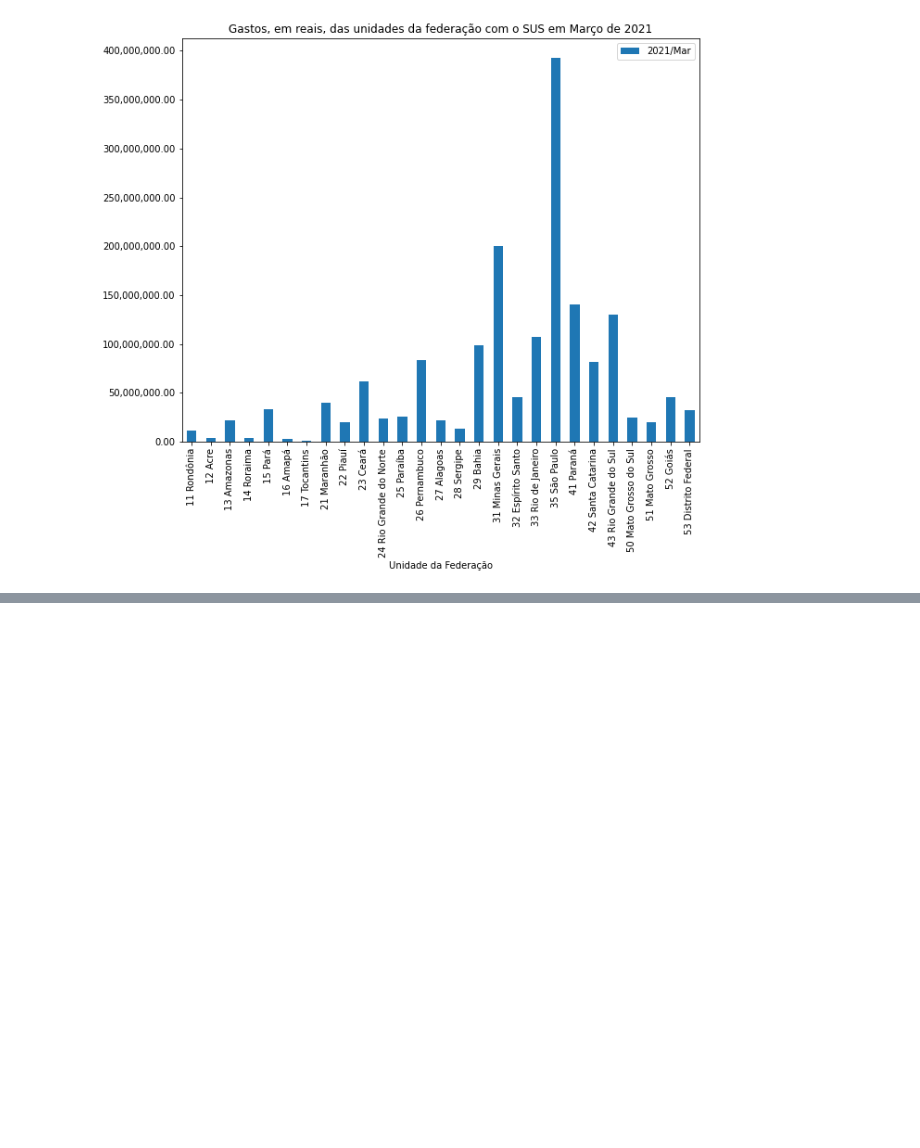
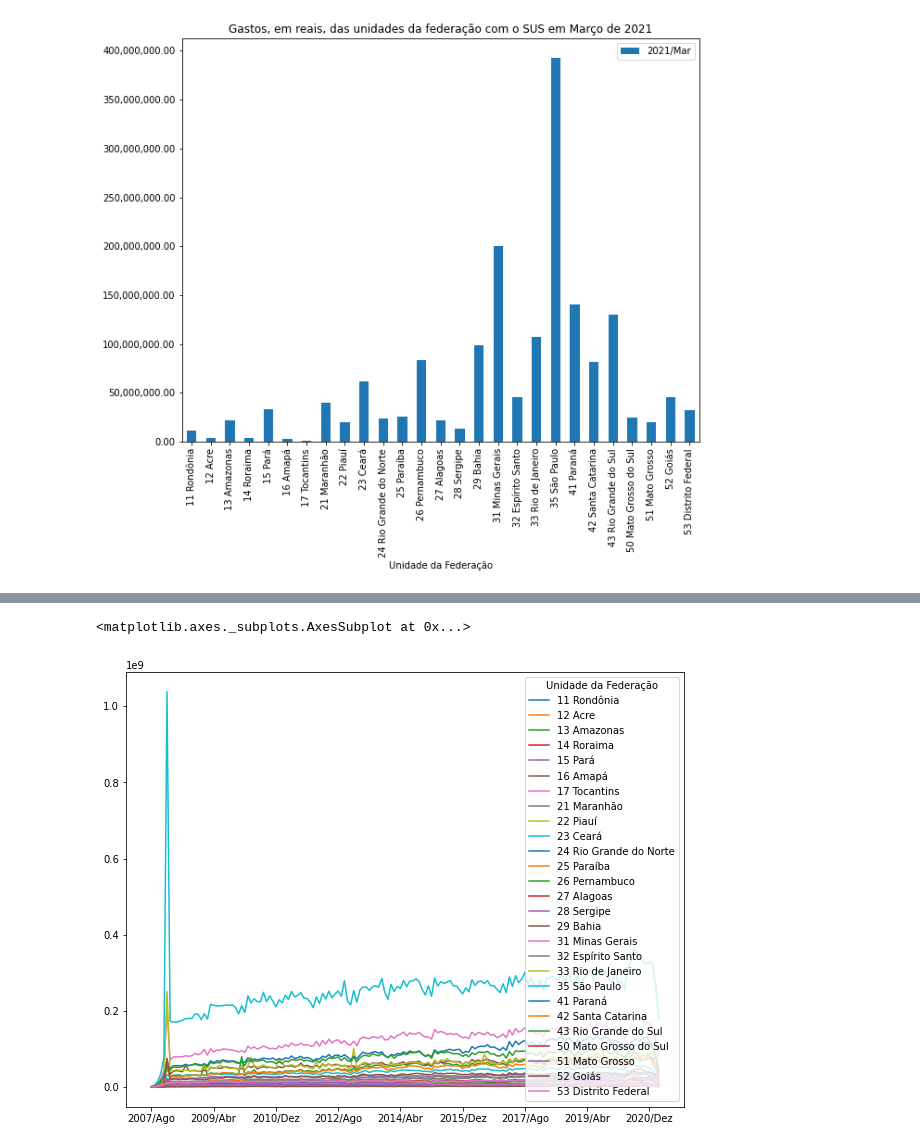
Before and after one commit to EltonGS/Bootcamp-Data-Science-Alura, a Jupyter notebook: Bootcamp_Alura_Modulo_1.ipynb, the cells around one changed output, grey strips where cells are left out. Cells and saved outputs as stored; diff of their text form; code cells hidden in the pictures; blank space fills up the shorter version.

```diff
--- a/Bootcamp_Alura_Modulo_1.ipynb
+++ b/Bootcamp_Alura_Modulo_1.ipynb
@@ -153,0 +336,5 @@ plt.show()
+# %%
+usaveis.T.plot(figsize = (10,8))
+# %% [output]
+<matplotlib.axes._subplots.AxesSubplot at 0x...>
+[figure, added]
```
Also changed, not shown: parts of 20 cells of this notebook.
